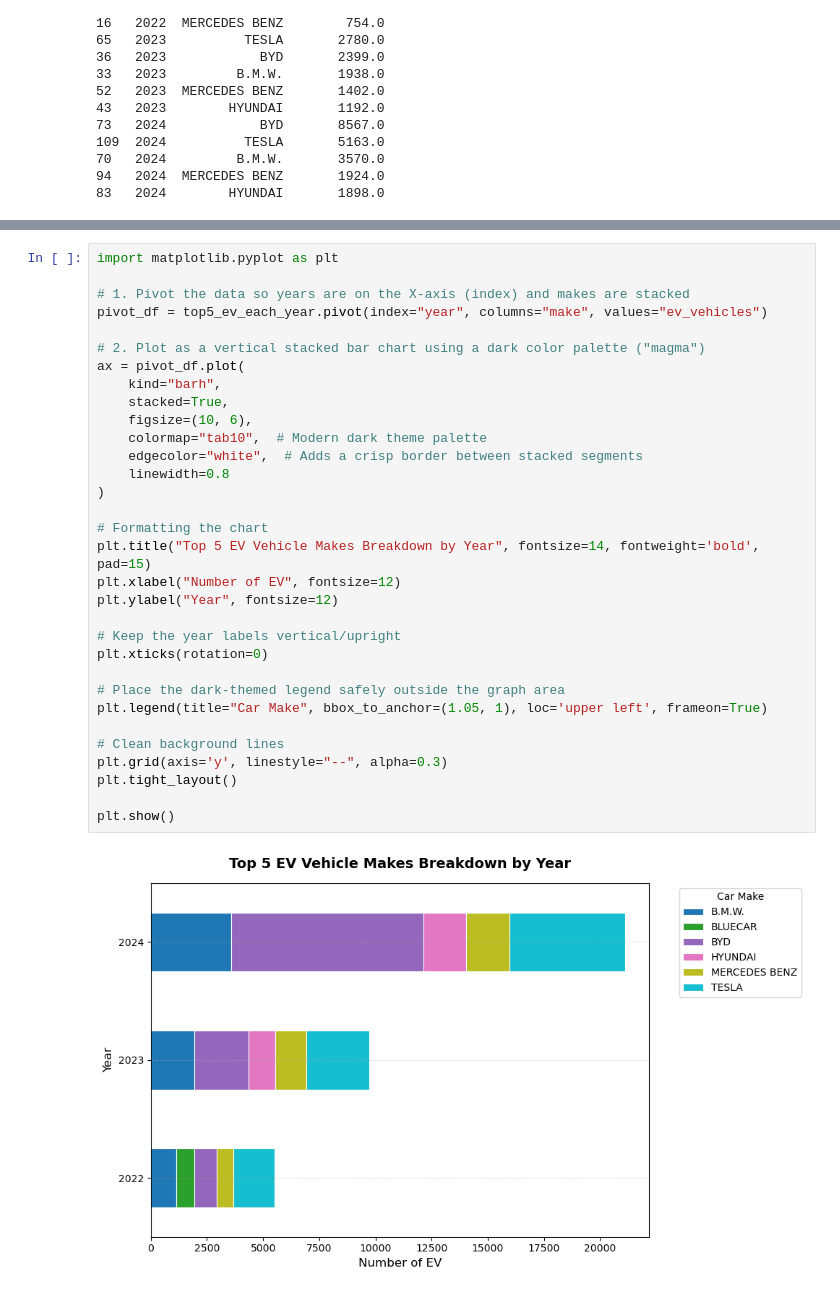
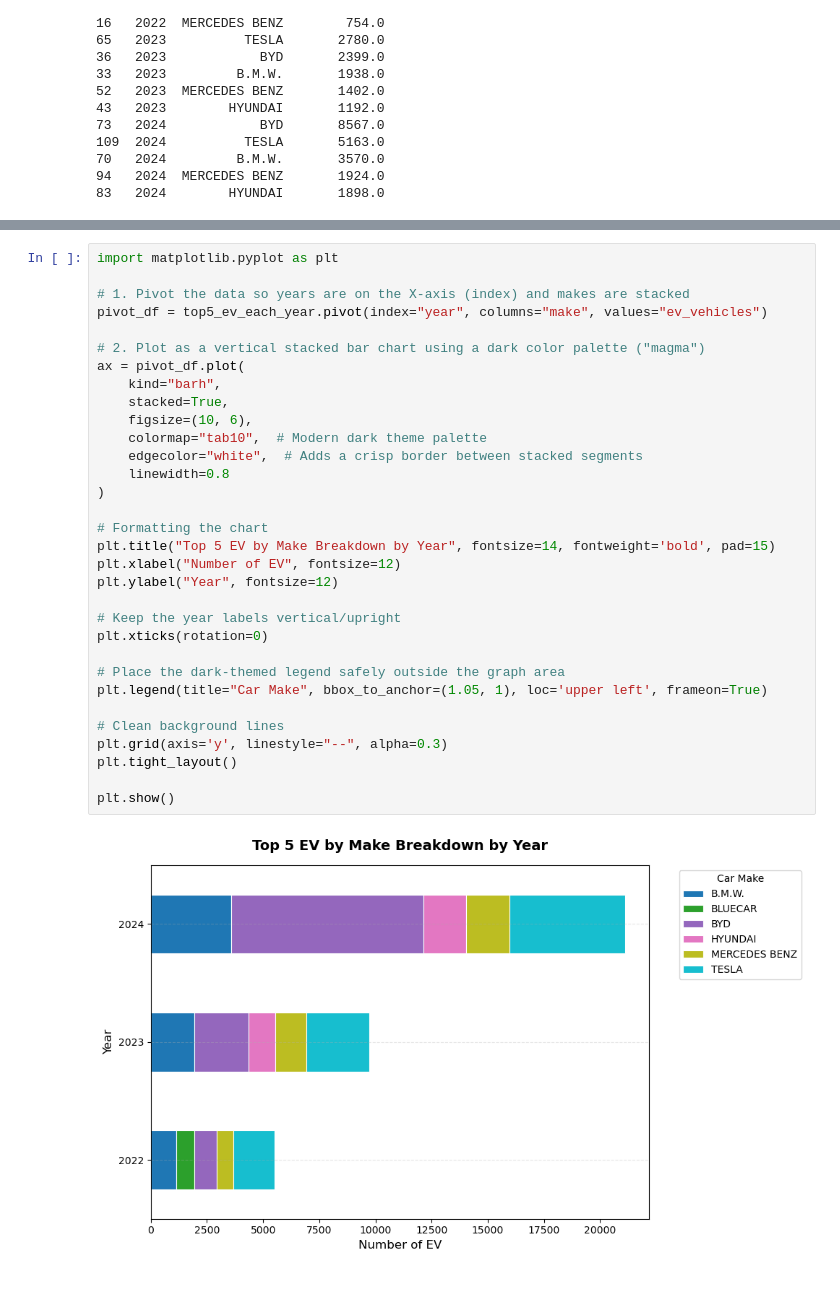
Before and after one commit to eric-ho-888/Project_2, a Jupyter notebook: ya_car_pop_make.ipynb, the cells around one changed output, grey strips where cells are left out. Saved outputs shown, nothing was run; the diff lists cells and outputs as text.

```diff
--- a/ya_car_pop_make.ipynb
+++ b/ya_car_pop_make.ipynb
@@ -278,32 +258,32 @@ import matplotlib.pyplot as plt
 
 # 1. Pivot the data so years are on the X-axis (index) and makes are stacked
 pivot_df = top5_ev_each_year.pivot(index="year", columns="make", values="ev_vehicles")
 
 # 2. Plot as a vertical stacked bar chart using a dark color palette ("magma")
 ax = pivot_df.plot(
     kind="barh",
     stacked=True,
     figsize=(10, 6),
     colormap="tab10",  # Modern dark theme palette
     edgecolor="white",  # Adds a crisp border between stacked segments
     linewidth=0.8
 )
 
 # Formatting the chart
-plt.title("Top 5 EV Vehicle Makes Breakdown by Year", fontsize=14, fontweight='bold', pad=15)
+plt.title("Top 5 EV by Make Breakdown by Year", fontsize=14, fontweight='bold', pad=15)
 plt.xlabel("Number of EV", fontsize=12)
 plt.ylabel("Year", fontsize=12)
 
 # Keep the year labels vertical/upright
 plt.xticks(rotation=0)
 
 # Place the dark-themed legend safely outside the graph area
 plt.legend(title="Car Make", bbox_to_anchor=(1.05, 1), loc='upper left', frameon=True)
 
 # Clean background lines
 plt.grid(axis='y', linestyle="--", alpha=0.3)
 plt.tight_layout()
 
 plt.show()
 # %% [output]
-[figure, old version]
+[figure, new version]
```
Also changed, not shown: parts of 2 cells of this notebook, 1 other file.
